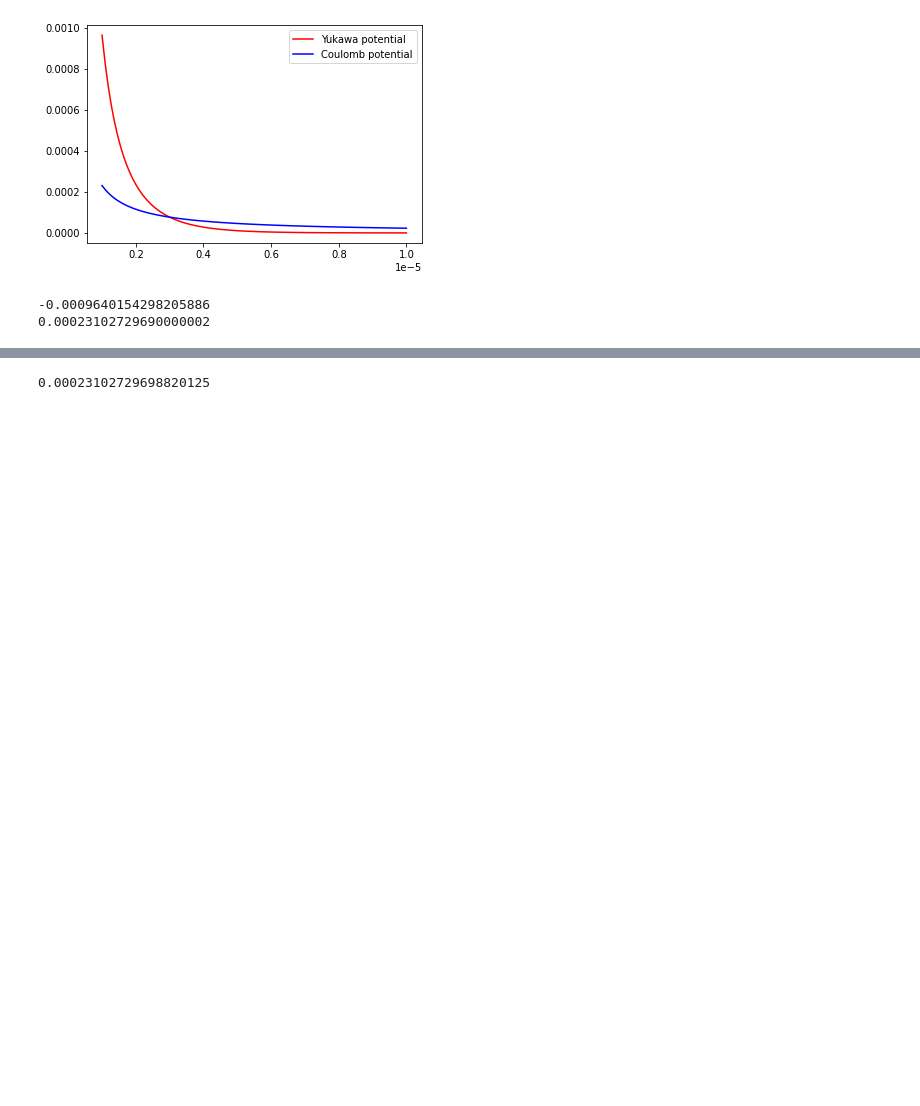
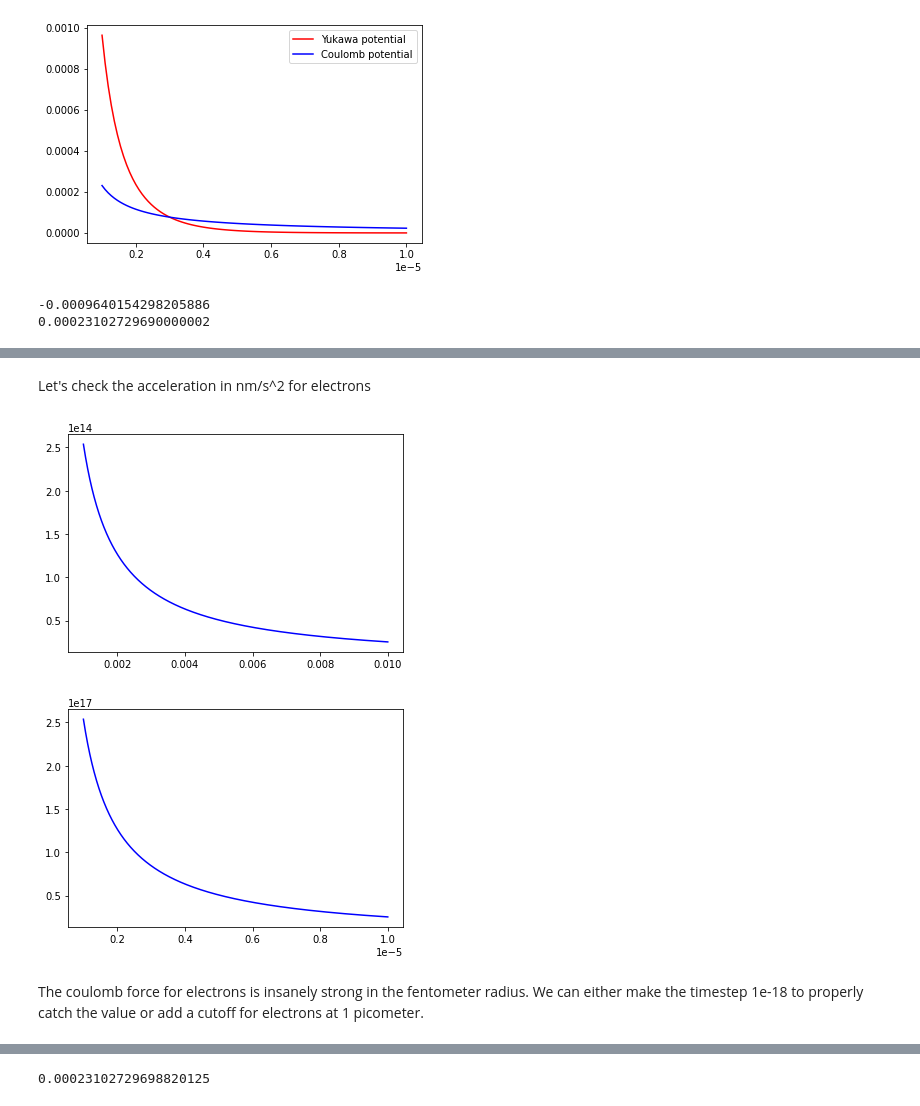
Before and after one commit to IoannisYpsilantis/particle-sim, a Jupyter notebook: equations.ipynb, the cells around one changed output, grey strips where cells are left out. Saved outputs shown, nothing was run; the diff lists cells and outputs as text; code cells hidden in the pictures; blank space fills up the shorter version.

```diff
--- a/equations.ipynb
+++ b/equations.ipynb
@@ -116,0 +129,18 @@ Because of the fact that we can no longer break down a neutron, some extreme fus
+# %% [markdown]
+Let's check the acceleration in nm/s^2 for electrons
+# %%
+x = np.linspace(1e-3, 10e-3, 1000)
+y = proton_electron_ratio*coulomb_potential(x, scalar_new, q1, q2)
+
+plt.plot(x, y, label='Coulomb potential', color="blue")
+plt.show()
+x = np.linspace(1e-6, 10e-6, 1000)
+y = proton_electron_ratio*coulomb_potential(x, scalar_new, q1, q2)
+
+plt.plot(x, y, label='Coulomb potential', color="blue")
+plt.show()
+# %% [output]
+[figure, added]
+[figure, added]
+# %% [markdown]
+The coulomb force for electrons is insanely strong in the fentometer radius. We can either make the timestep 1e-18 to properly catch the value or add a cutoff for electrons at 1 picometer.
```
Also changed, not shown: parts of 11 cells of this notebook.
